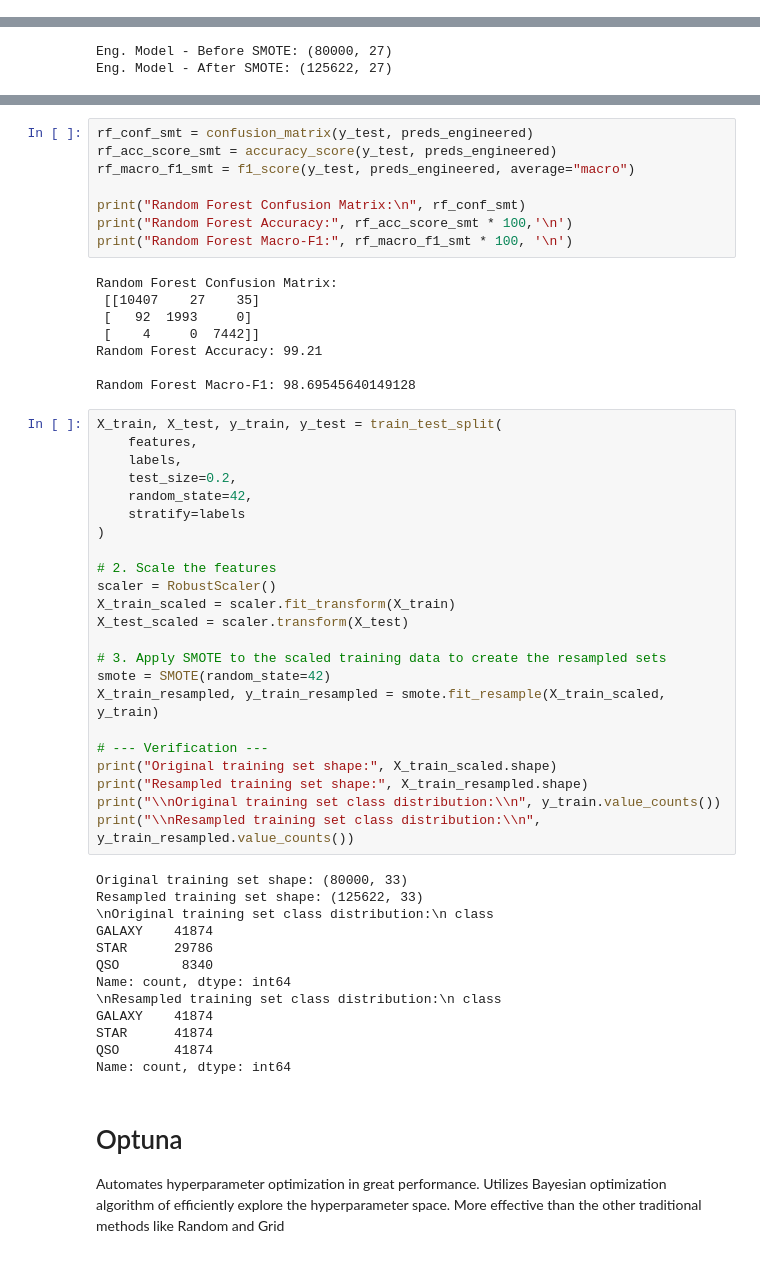
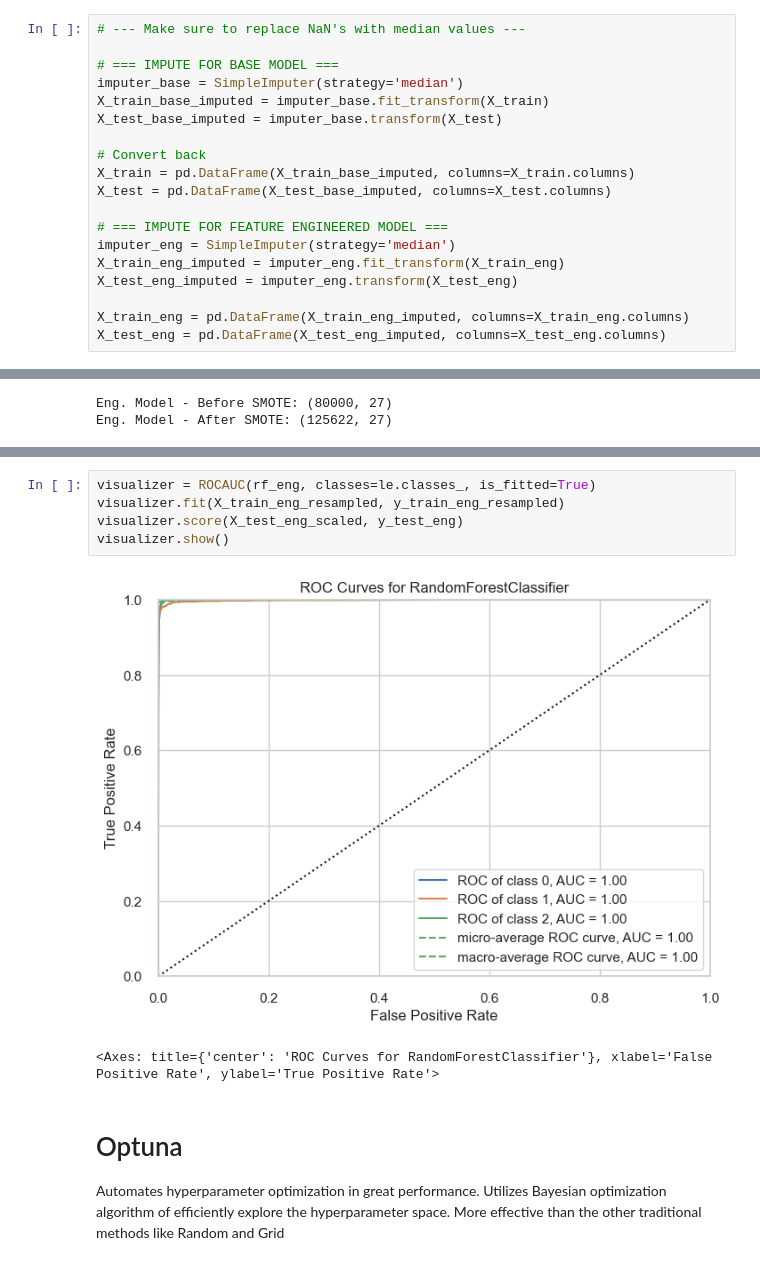
Before and after one commit to sHaiHoang/Celestia, a Jupyter notebook: project.ipynb, the cells around one changed output, grey strips where cells are left out. Drawn from its saved outputs; the diff is of its cells as text.

```diff
--- a/project.ipynb
+++ b/project.ipynb
@@ -408,6 +396,25 @@ features_eng = df_processed[eng_feature_col]
 
 # 2. Split the ENGINEERED dataset
 X_train_eng, X_test_eng, y_train_eng, y_test_eng = train_test_split(features_eng, labels, test_size=0.2, stratify=labels, random_state=42)
+# %%
+# --- Make sure to replace NaN's with median values ---
+
+# === IMPUTE FOR BASE MODEL ===
+imputer_base = SimpleImputer(strategy='median')
+X_train_base_imputed = imputer_base.fit_transform(X_train)
+X_test_base_imputed = imputer_base.transform(X_test)
+
+# Convert back
+X_train = pd.DataFrame(X_train_base_imputed, columns=X_train.columns)
+X_test = pd.DataFrame(X_test_base_imputed, columns=X_test.columns)
+
+# === IMPUTE FOR FEATURE ENGINEERED MODEL ===
+imputer_eng = SimpleImputer(strategy='median')
+X_train_eng_imputed = imputer_eng.fit_transform(X_train_eng)
+X_test_eng_imputed = imputer_eng.transform(X_test_eng)
+
+X_train_eng = pd.DataFrame(X_train_eng_imputed, columns=X_train_eng.columns)
+X_test_eng = pd.DataFrame(X_test_eng_imputed, columns=X_test_eng.columns)
 # %%
 # === BASE ===
 
@@ -662,55 +589,11 @@ weighted avg       0.99      0.99      0.99     20000
-# %%
-rf_conf_smt = confusion_matrix(y_test, preds_engineered)
-rf_acc_score_smt = accuracy_score(y_test, preds_engineered)
-rf_macro_f1_smt = f1_score(y_test, preds_engineered, average="macro")
-
-print("Random Forest Confusion Matrix:\n", rf_conf_smt)
-print("Random Forest Accuracy:", rf_acc_score_smt * 100,'\n')
-print("Random Forest Macro-F1:", rf_macro_f1_smt * 100, '\n')
-# %% [output]
-Random Forest Confusion Matrix:
- [[10407    27    35]
- [   92  1993     0]
- [    4     0  7442]]
-Random Forest Accuracy: 99.21
-
-Random Forest Macro-F1: 98.69545640149128
-# %%
-X_train, X_test, y_train, y_test = train_test_split(
-    features,
-    labels,
-    test_size=0.2,
-    random_state=42,
-    stratify=labels
-)
-
-# 2. Scale the features
-scaler = RobustScaler()
-X_train_scaled = scaler.fit_transform(X_train)
-X_test_scaled = scaler.transform(X_test)
-
-# 3. Apply SMOTE to the scaled training data to create the resampled sets
-smote = SMOTE(random_state=42)
-X_train_resampled, y_train_resampled = smote.fit_resample(X_train_scaled, y_train)
-
-# --- Verification ---
-print("Original training set shape:", X_train_scaled.shape)
-print("Resampled training set shape:", X_train_resampled.shape)
-print("\\nOriginal training set class distribution:\\n", y_train.value_counts())
-print("\\nResampled training set class distribution:\\n", y_train_resampled.value_counts())
-# %% [output]
-Original training set shape: (80000, 33)
-Resampled training set shape: (125622, 33)
-\nOriginal training set class distribution:\n class
-GALAXY    41874
-STAR      29786
-QSO        8340
-Name: count, dtype: int64
-\nResampled training set class distribution:\n class
-GALAXY    41874
-STAR      41874
-QSO       41874
-Name: count, dtype: int64
+# %%
+visualizer = ROCAUC(rf_eng, classes=le.classes_, is_fitted=True)
+visualizer.fit(X_train_eng_resampled, y_train_eng_resampled)
+visualizer.score(X_test_eng_scaled, y_test_eng)
+visualizer.show()
+# %% [output]
+[figure, added]
+<Axes: title={'center': 'ROC Curves for RandomForestClassifier'}, xlabel='False Positive Rate', ylabel='True Positive Rate'>
 # %% [markdown]
 # Optuna
 
```
Also changed, not shown: parts of 19 cells of this notebook.
